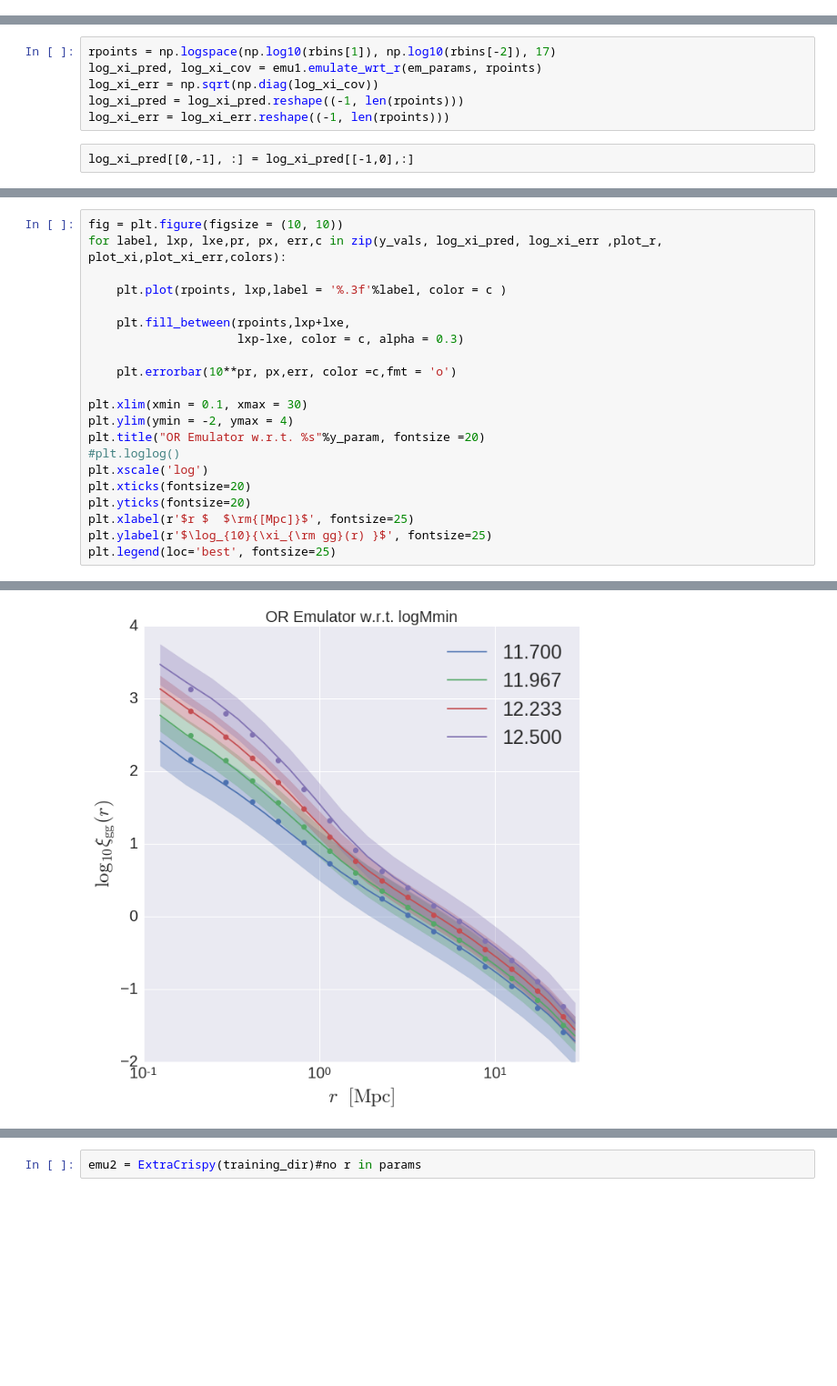
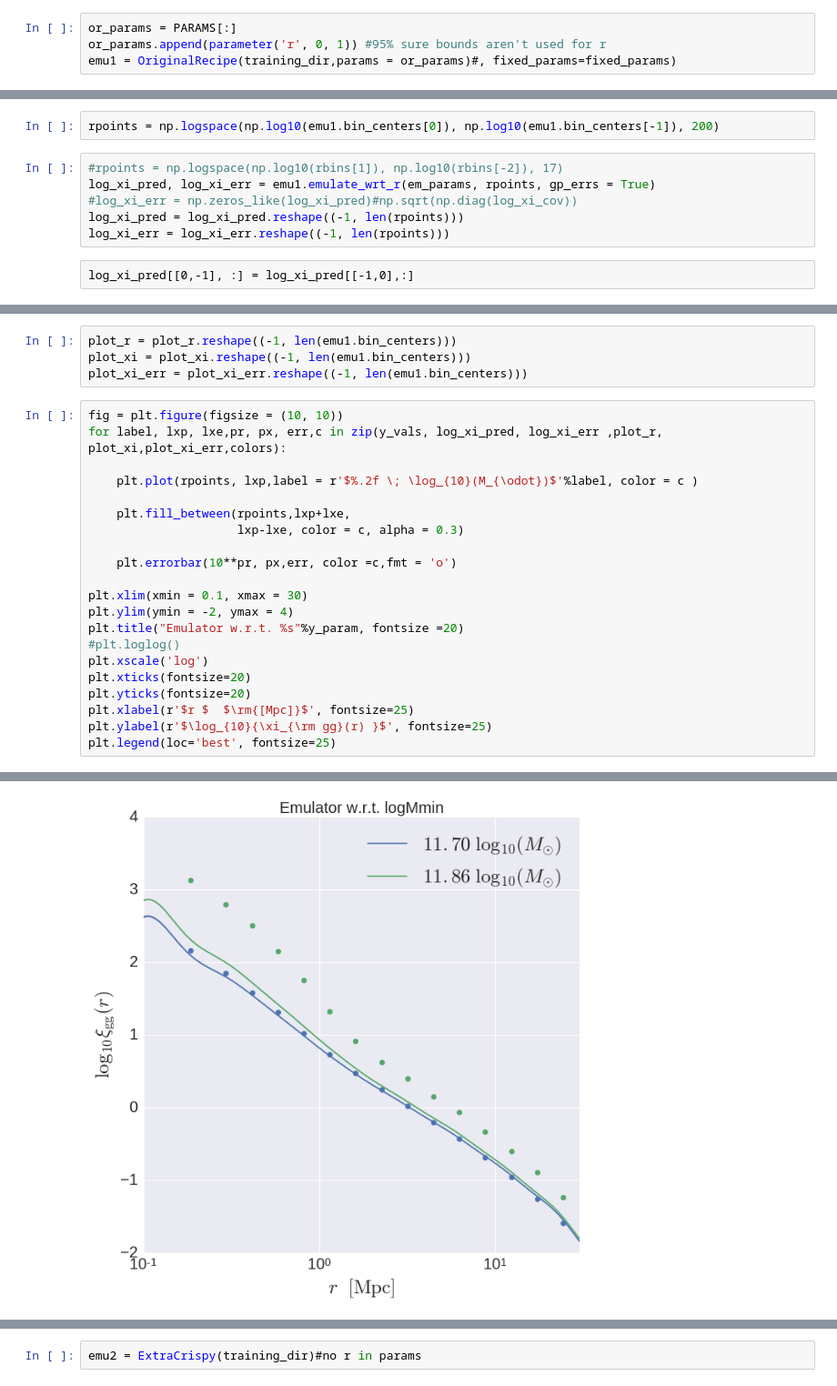
Before and after one commit to mclaughlin6464/pearce, a Jupyter notebook: notebooks/Test Pearce.ipynb, the cells around one changed output, grey strips where cells are left out. Shown: that part at 91% size. Cells and saved outputs as stored; diff of their text form; blank space fills up the shorter version.

Commit message:
Working on some tea talk plots.

```diff
--- a/notebooks/Test Pearce.ipynb
+++ b/notebooks/Test Pearce.ipynb
@@ -54,0 +53,4 @@ emu1 = ExtraCrispy(training_dir)
+# %%
+or_params = PARAMS[:]
+or_params.append(parameter('r', 0, 1)) #95% sure bounds aren't used for r
+emu1 = OriginalRecipe(training_dir,params = or_params)#, fixed_params=fixed_params)
@@ -55,7 +59,9 @@ emu1 = ExtraCrispy(training_dir)
+# %%
+rpoints = np.logspace(np.log10(emu1.bin_centers[0]), np.log10(emu1.bin_centers[-1]), 200)
 # %%
-rpoints = np.logspace(np.log10(rbins[1]), np.log10(rbins[-2]), 17)
-log_xi_pred, log_xi_cov = emu1.emulate_wrt_r(em_params, rpoints)
-log_xi_err = np.sqrt(np.diag(log_xi_cov))
+#rpoints = np.logspace(np.log10(rbins[1]), np.log10(rbins[-2]), 17)
+log_xi_pred, log_xi_err = emu1.emulate_wrt_r(em_params, rpoints, gp_errs = True)
+#log_xi_err = np.zeros_like(log_xi_pred)#np.sqrt(np.diag(log_xi_cov))
 log_xi_pred = log_xi_pred.reshape((-1, len(rpoints)))
 log_xi_err = log_xi_err.reshape((-1, len(rpoints)))
 # %% [raw]
@@ -72,24 +76,28 @@ plot_xi.shape, plot_r.shape, plot_xi_err.shape
+# %%
+plot_r = plot_r.reshape((-1, len(emu1.bin_centers)))
+plot_xi = plot_xi.reshape((-1, len(emu1.bin_centers)))
+plot_xi_err = plot_xi_err.reshape((-1, len(emu1.bin_centers)))
 # %%
 fig = plt.figure(figsize = (10, 10))
 for label, lxp, lxe,pr, px, err,c in zip(y_vals, log_xi_pred, log_xi_err ,plot_r, plot_xi,plot_xi_err,colors):
 
-    plt.plot(rpoints, lxp,label = '%.3f'%label, color = c )
+    plt.plot(rpoints, lxp,label = r'$%.2f \; \log_{10}(M_{\odot})$'%label, color = c )
 
     plt.fill_between(rpoints,lxp+lxe,
                      lxp-lxe, color = c, alpha = 0.3)
 
     plt.errorbar(10**pr, px,err, color =c,fmt = 'o')
 
 plt.xlim(xmin = 0.1, xmax = 30)
 plt.ylim(ymin = -2, ymax = 4)
-plt.title("OR Emulator w.r.t. %s"%y_param, fontsize =20)
+plt.title("Emulator w.r.t. %s"%y_param, fontsize =20)
 #plt.loglog()
 plt.xscale('log')
 plt.xticks(fontsize=20)
 plt.yticks(fontsize=20)
 plt.xlabel(r'$r $  $\rm{[Mpc]}$', fontsize=25)
 plt.ylabel(r'$\log_{10}{\xi_{\rm gg}(r) }$', fontsize=25)
 plt.legend(loc='best', fontsize=25)
 # %% [output]
 <matplotlib.legend.Legend at 0x...>
-[figure, old version]
+[figure, new version]
```
Also changed, not shown: parts of 15 cells of this notebook, 3 other files.
